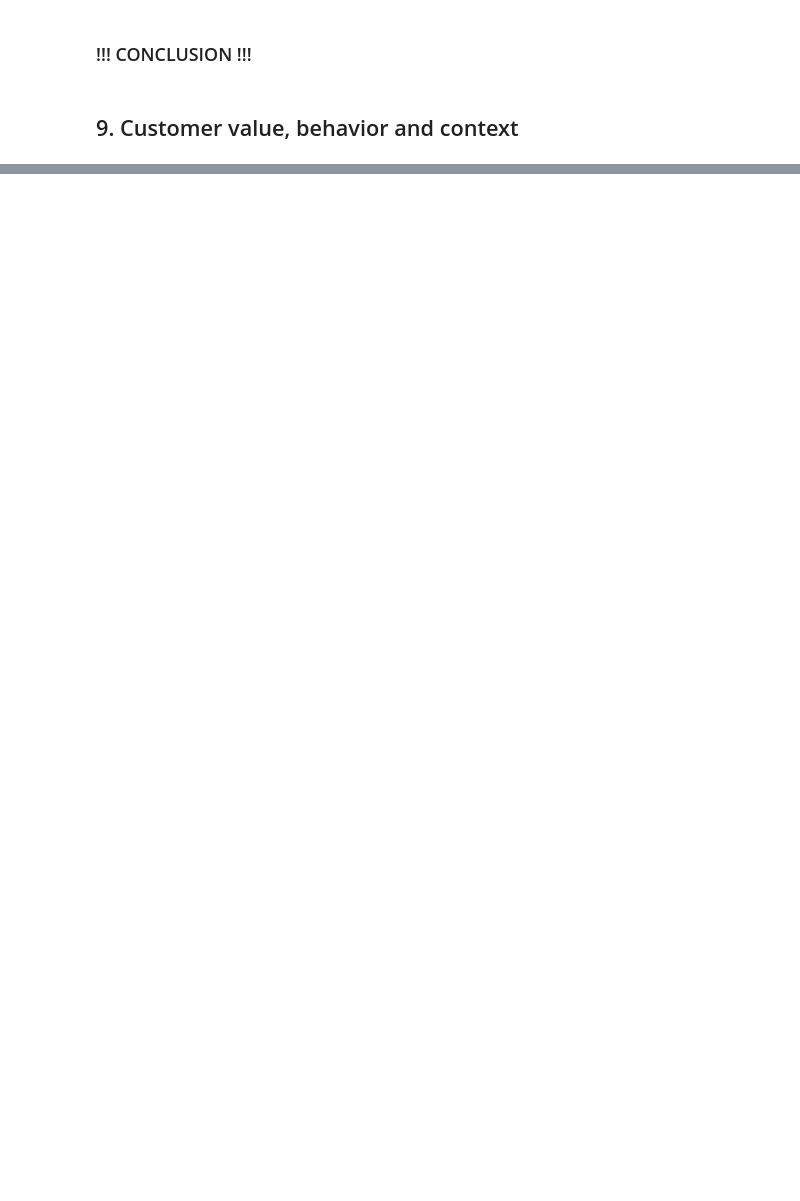
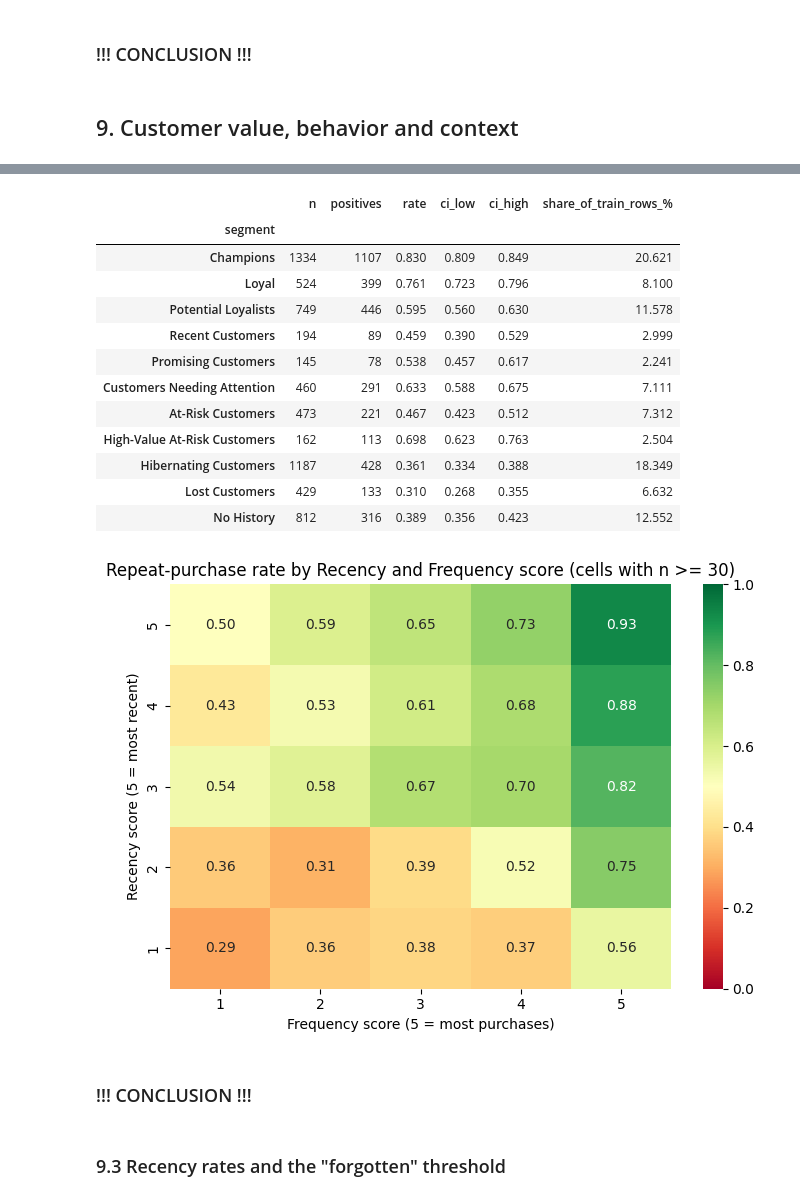
Before and after one commit to luisrafaelsoeiro/ETAI_Project, a Jupyter notebook: exploration.ipynb, the cells around one changed output, grey strips where cells are left out. Drawn from its saved outputs; the diff is of its cells as text; code cells hidden in the pictures; blank space fills up the shorter version.

```diff
--- a/exploration.ipynb
+++ b/exploration.ipynb
@@ -2628,0 +3071,71 @@ for name, df in [("train", train_merged), ("test", test_merged)]:
+# %%
+# Repeat-purchase rate by point-in-time segment
+seg_rate = rate_table(pit, "segment")
+
+seg_rate["share_of_train_rows_%"] = (
+    seg_rate["n"] / seg_rate["n"].sum() * 100
+)
+
+order = [
+    s for s in SEGMENT_ORDER + ["No History"]
+    if s in seg_rate.index
+]
+
+display(seg_rate.loc[order].round(3))
+
+# R x F heatmap of repeat-purchase rate
+# Cells with < MIN_N rows are masked
+
+dd2 = dd.assign(
+    R=dd["R"].astype(int),
+    F=dd["F"].astype(int)
+)
+
+rate_grid = dd2.pivot_table(
+    index="R",
+    columns="F",
+    values="repeat_purchase_90d",
+    aggfunc="mean"
+)
+
+n_grid = pd.crosstab(dd2["R"], dd2["F"])
+
+plt.figure(figsize=(7, 5))
+
+sns.heatmap(
+    rate_grid.where(n_grid >= MIN_N).sort_index(ascending=False),
+    annot=True,
+    fmt=".2f",
+    cmap="RdYlGn",
+    vmin=0,
+    vmax=1
+)
+
+plt.title(
+    f"Repeat-purchase rate by Recency and Frequency score "
+    f"(cells with n >= {MIN_N})"
+)
+plt.xlabel("Frequency score (5 = most purchases)")
+plt.ylabel("Recency score (5 = most recent)")
+
+plt.tight_layout()
+plt.show()
+# %% [output]
+|  | n | positives | rate | ci_low | ci_high | share_of_train_rows_% |
+| segment |  |  |  |  |  |  |
+| Champions | 1334 | 1107 | 0.830 | 0.809 | 0.849 | 20.621 |
+| Loyal | 524 | 399 | 0.761 | 0.723 | 0.796 | 8.100 |
+| Potential Loyalists | 749 | 446 | 0.595 | 0.560 | 0.630 | 11.578 |
+| Recent Customers | 194 | 89 | 0.459 | 0.390 | 0.529 | 2.999 |
+| Promising Customers | 145 | 78 | 0.538 | 0.457 | 0.617 | 2.241 |
+| Customers Needing Attention | 460 | 291 | 0.633 | 0.588 | 0.675 | 7.111 |
+| At-Risk Customers | 473 | 221 | 0.467 | 0.423 | 0.512 | 7.312 |
+| High-Value At-Risk Customers | 162 | 113 | 0.698 | 0.623 | 0.763 | 2.504 |
+| Hibernating Customers | 1187 | 428 | 0.361 | 0.334 | 0.388 | 18.349 |
+| Lost Customers | 429 | 133 | 0.310 | 0.268 | 0.355 | 6.632 |
+| No History | 812 | 316 | 0.389 | 0.356 | 0.423 | 12.552 |
+[figure, added]
+# %% [markdown]
+### !!! CONCLUSION !!!
+# %% [markdown]
+### 9.3 Recency rates and the "forgotten" threshold
```
Also changed, not shown: parts of 66 cells of this notebook.
